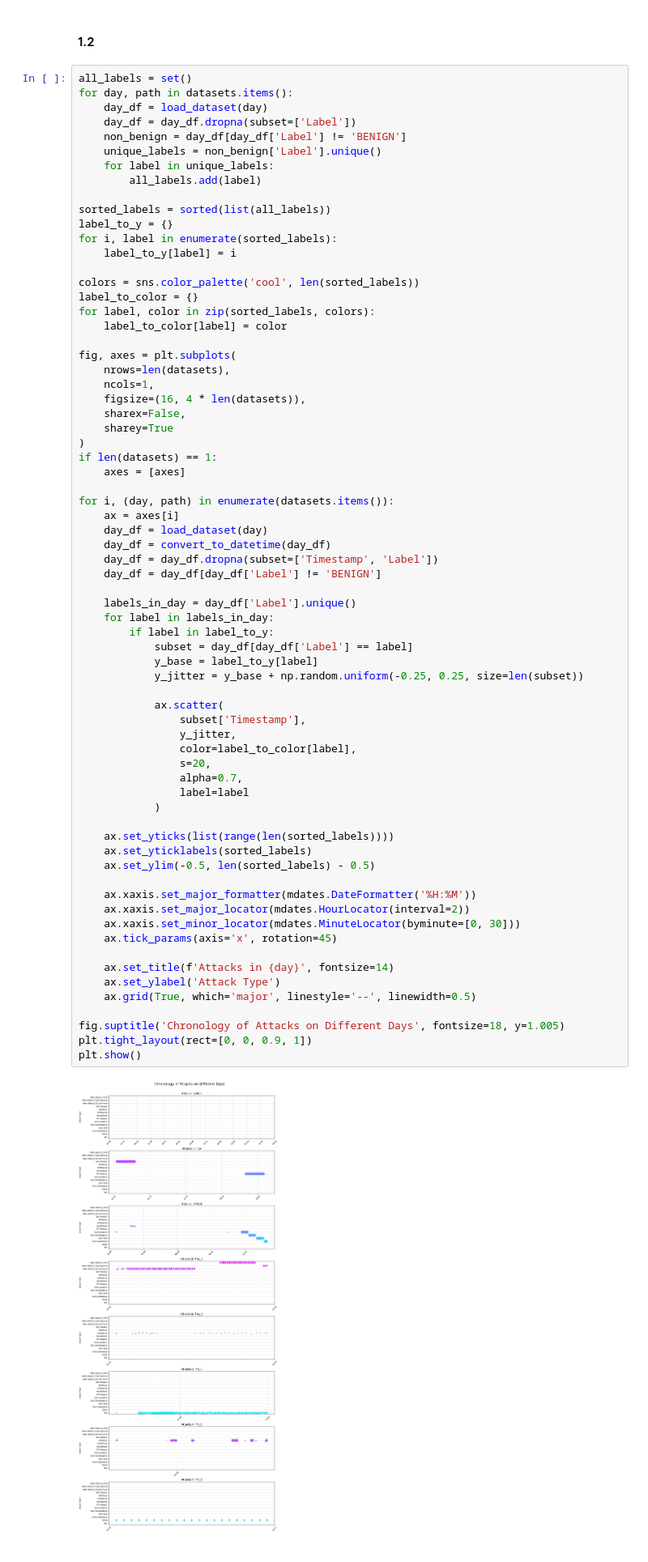
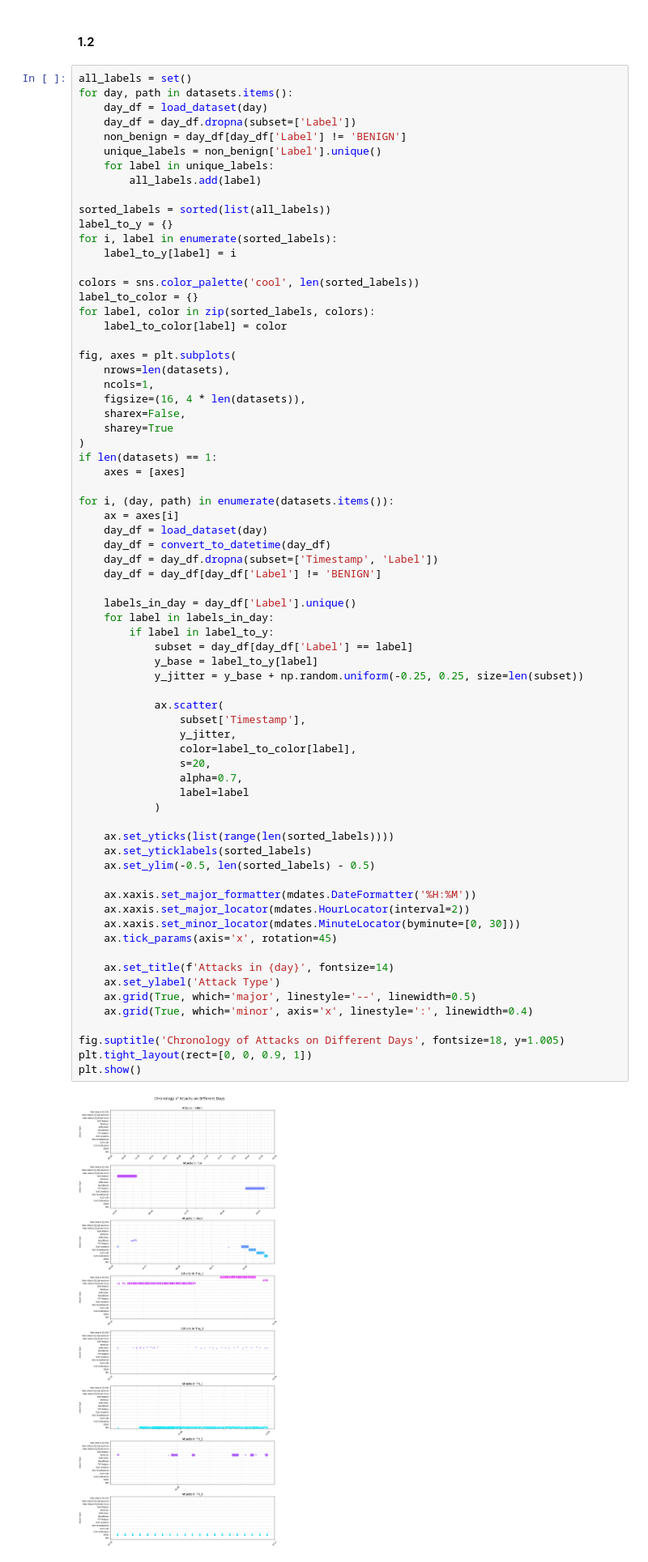
Before and after one commit to PhoXinuS/IDS-Analyzer, a Jupyter notebook: code/data_vis.ipynb, the cells around one changed output. Shown at 81% size. Drawn from its saved outputs; the diff is of its cells as text.

```diff
--- a/code/data_vis.ipynb
+++ b/code/data_vis.ipynb
@@ -252,31 +252,32 @@ for i, (day, path) in enumerate(datasets.items()):
             subset = day_df[day_df['Label'] == label]
             y_base = label_to_y[label]
             y_jitter = y_base + np.random.uniform(-0.25, 0.25, size=len(subset))
 
             ax.scatter(
                 subset['Timestamp'],
                 y_jitter,
                 color=label_to_color[label],
                 s=20,
                 alpha=0.7,
                 label=label
             )
 
     ax.set_yticks(list(range(len(sorted_labels))))
     ax.set_yticklabels(sorted_labels)
     ax.set_ylim(-0.5, len(sorted_labels) - 0.5)
 
     ax.xaxis.set_major_formatter(mdates.DateFormatter('%H:%M'))
     ax.xaxis.set_major_locator(mdates.HourLocator(interval=2))
     ax.xaxis.set_minor_locator(mdates.MinuteLocator(byminute=[0, 30]))
     ax.tick_params(axis='x', rotation=45)
 
     ax.set_title(f'Attacks in {day}', fontsize=14)
     ax.set_ylabel('Attack Type')
     ax.grid(True, which='major', linestyle='--', linewidth=0.5)
+    ax.grid(True, which='minor', axis='x', linestyle=':', linewidth=0.4)
 
 fig.suptitle('Chronology of Attacks on Different Days', fontsize=18, y=1.005)
 plt.tight_layout(rect=[0, 0, 0.9, 1])
 plt.show()
 # %% [output]
-[figure, old version]
+[figure, new version]
```
Also changed, not shown: parts of 8 cells of this notebook.
